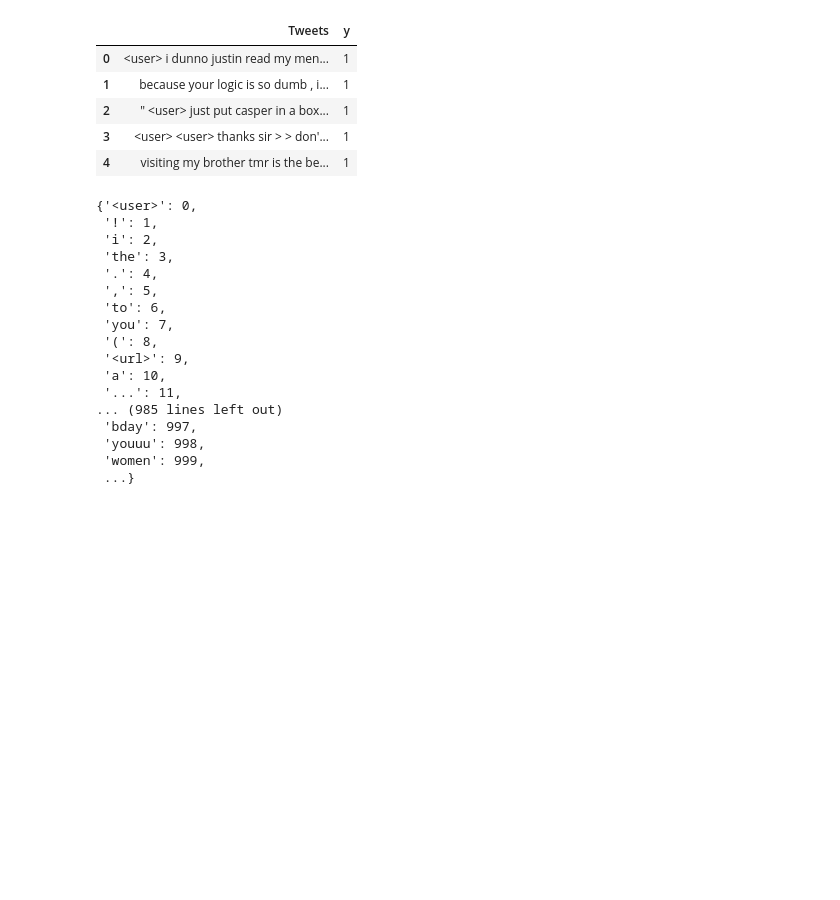
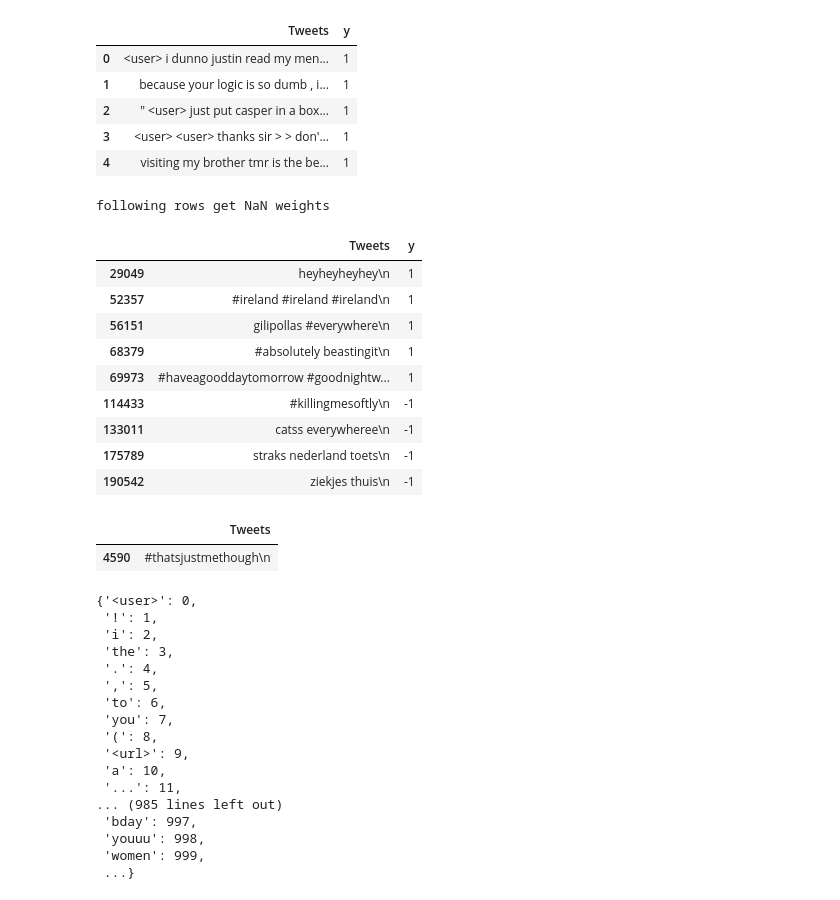
Before and after one commit to Krysis789/MLproject2, a Jupyter notebook: Notebook_Project2.ipynb, the cells around one changed output. Saved outputs shown, nothing was run; the diff lists cells and outputs as text; code cells hidden in the pictures; blank space fills up the shorter version.

```diff
--- a/Notebook_Project2.ipynb
+++ b/Notebook_Project2.ipynb
@@ -96,6 +96,26 @@ train.head()
 | 2 | " <user> just put casper in a box... | 1 |
 | 3 | <user> <user> thanks sir > > don'... | 1 |
 | 4 | visiting my brother tmr is the be... | 1 |
+# %%
+print("following rows get NaN weights")
+train.loc[[29049, 52357, 56151, 68379, 69973, 114433, 133011, 175789, 190542]]
+# %% [output]
+following rows get NaN weights
+|  | Tweets | y |
+| 29049 | heyheyheyhey\n | 1 |
+| 52357 | #ireland #ireland #ireland\n | 1 |
+| 56151 | gilipollas #everywhere\n | 1 |
+| 68379 | #absolutely beastingit\n | 1 |
+| 69973 | #haveagooddaytomorrow #goodnightw... | 1 |
+| 114433 | #killingmesoftly\n | -1 |
+| 133011 | catss everywheree\n | -1 |
+| 175789 | straks nederland toets\n | -1 |
+| 190542 | ziekjes thuis\n | -1 |
+# %%
+test.loc[['4590']]
+# %% [output]
+|  | Tweets |
+| 4590 | #thatsjustmethough\n |
 # %%
 with open('vocab.pkl','rb') as f:
     vocab = pickle.load(f)
```
Also changed, not shown: parts of 8 cells of this notebook, 1 other file.
